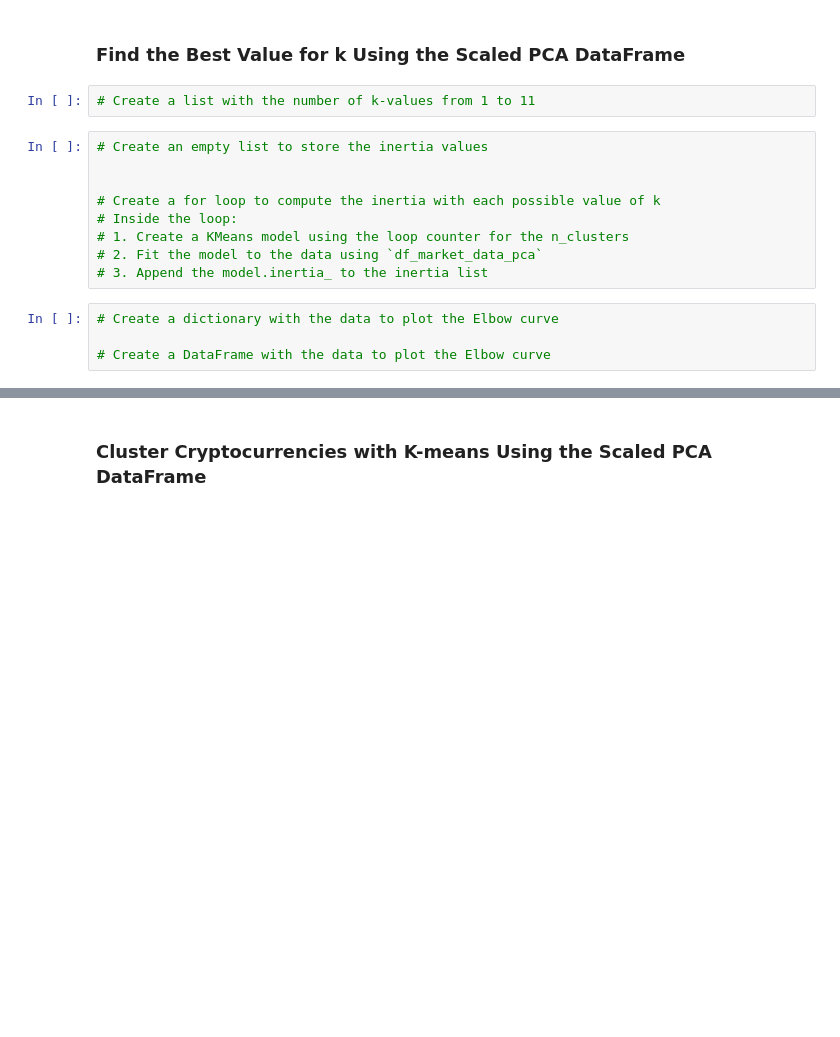
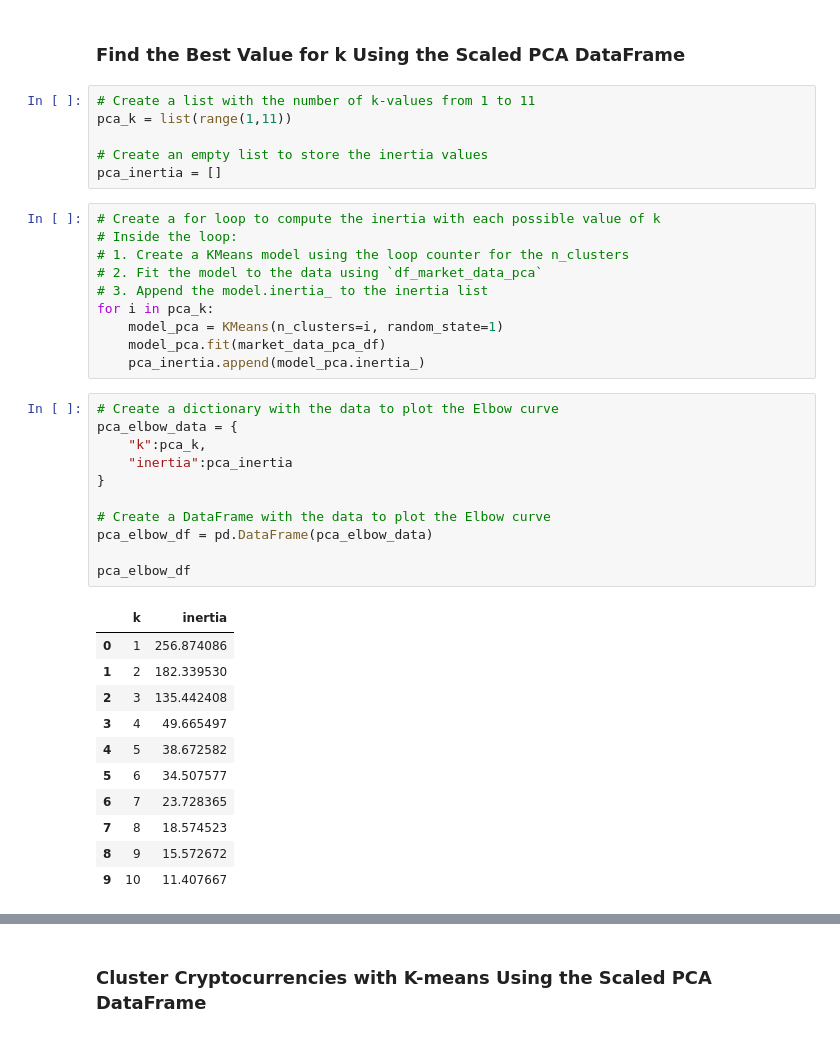
Before and after one commit to Oceanpro00/CryptoClustering, a Jupyter notebook: Crypto_Clustering.ipynb, the cells around one changed output, grey strips where cells are left out. Cells and saved outputs as stored; diff of their text form; blank space fills up the shorter version.

```diff
--- a/Crypto_Clustering.ipynb
+++ b/Crypto_Clustering.ipynb
@@ -213,19 +287,43 @@ elbow_data_df.hvplot.line(
 ### Find the Best Value for k Using the Scaled PCA DataFrame
 # %%
 # Create a list with the number of k-values from 1 to 11
+pca_k = list(range(1,11))
+
+# Create an empty list to store the inertia values
+pca_inertia = []
 # %%
-# Create an empty list to store the inertia values
-
-
 # Create a for loop to compute the inertia with each possible value of k
 # Inside the loop:
 # 1. Create a KMeans model using the loop counter for the n_clusters
 # 2. Fit the model to the data using `df_market_data_pca`
 # 3. Append the model.inertia_ to the inertia list
+for i in pca_k:
+    model_pca = KMeans(n_clusters=i, random_state=1)
+    model_pca.fit(market_data_pca_df)
+    pca_inertia.append(model_pca.inertia_)
 # %%
 # Create a dictionary with the data to plot the Elbow curve
+pca_elbow_data = {
+    "k":pca_k,
+    "inertia":pca_inertia
+}
 
 # Create a DataFrame with the data to plot the Elbow curve
+pca_elbow_df = pd.DataFrame(pca_elbow_data)
+
+pca_elbow_df
+# %% [output]
+|  | k | inertia |
+| 0 | 1 | 256.874086 |
+| 1 | 2 | 182.339530 |
+| 2 | 3 | 135.442408 |
+| 3 | 4 | 49.665497 |
+| 4 | 5 | 38.672582 |
+| 5 | 6 | 34.507577 |
+| 6 | 7 | 23.728365 |
+| 7 | 8 | 18.574523 |
+| 8 | 9 | 15.572672 |
+| 9 | 10 | 11.407667 |
 # %%
 # Plot a line chart with all the inertia values computed with
 # the different values of k to visually identify the optimal value for k.
```
Also changed, not shown: parts of 30 cells of this notebook, 3 other files.
